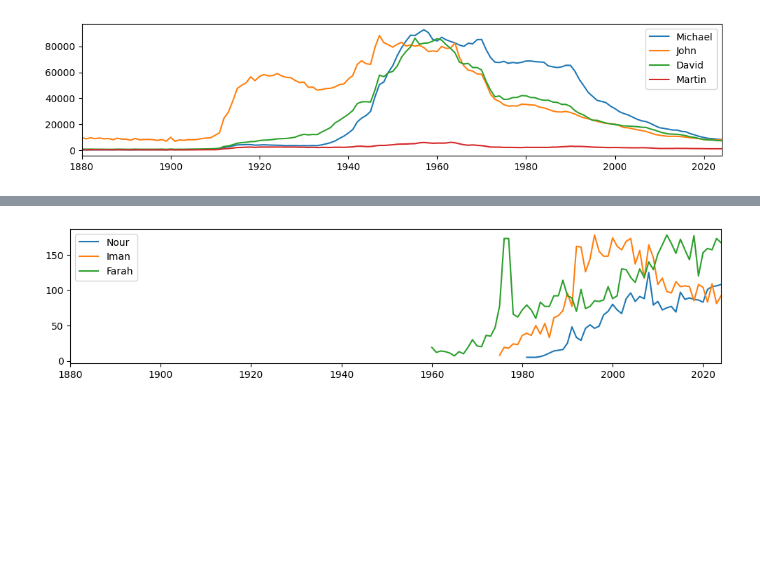
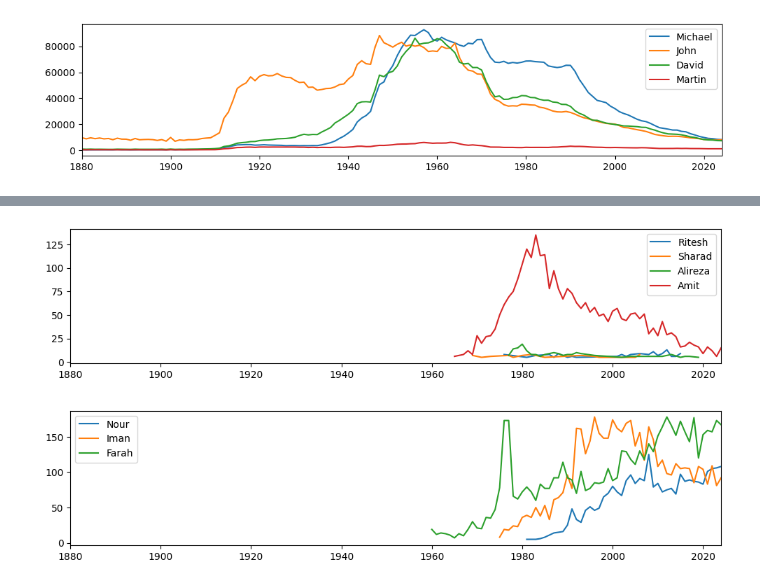
Before and after one commit to farhoudkhf/pyProjDataAnalysis_v2.1, a Jupyter notebook: chapter7/07_e2_myWorkspace.ipynb, the cells around one changed output, grey strips where cells are left out. Cells and saved outputs as stored; diff of their text form; code cells hidden in the pictures; blank space fills up the shorter version.

```diff
--- a/chapter7/07_e2_myWorkspace.ipynb
+++ b/chapter7/07_e2_myWorkspace.ipynb
@@ -155,3 +155,7 @@ comparenames('M', ['Farbod','Farshad','Alireza','Ehsan'])
+# %%
+comparenames('M', ['Ritesh','Sharad','Alireza','Amit'])
+# %% [output]
+[figure, added]
 # %%
 comparenames('F', ['Nour', 'Iman', 'Farah'])
 # %% [output]
```
Also changed, not shown: parts of 9 cells of this notebook, 1 other file.
